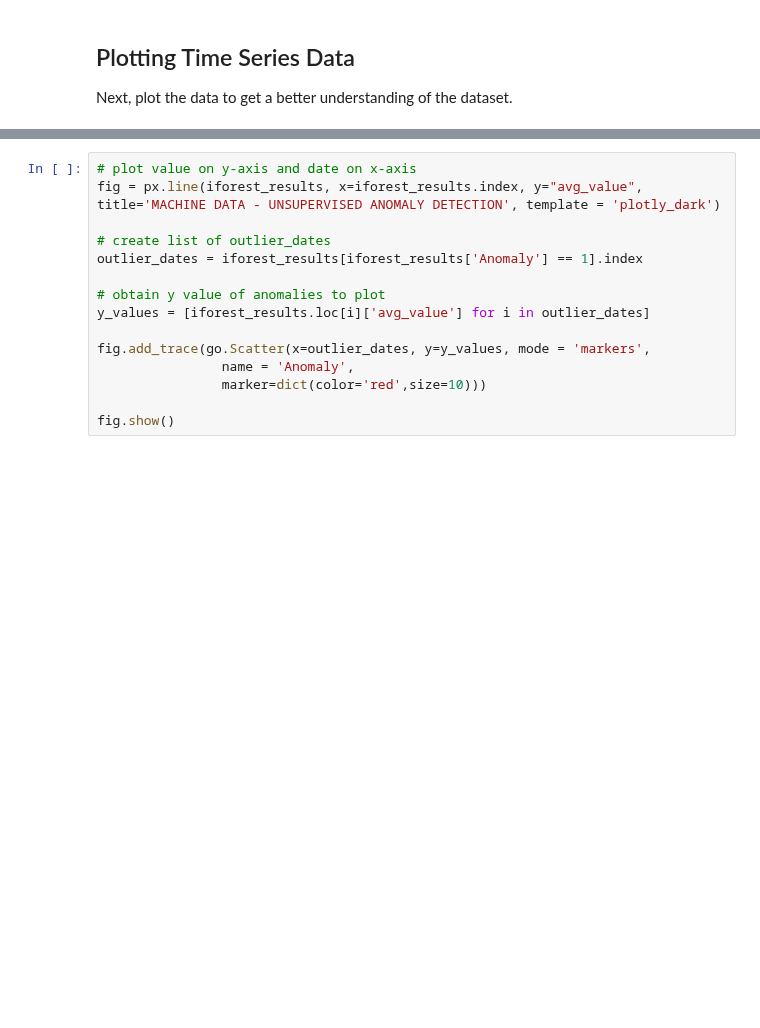
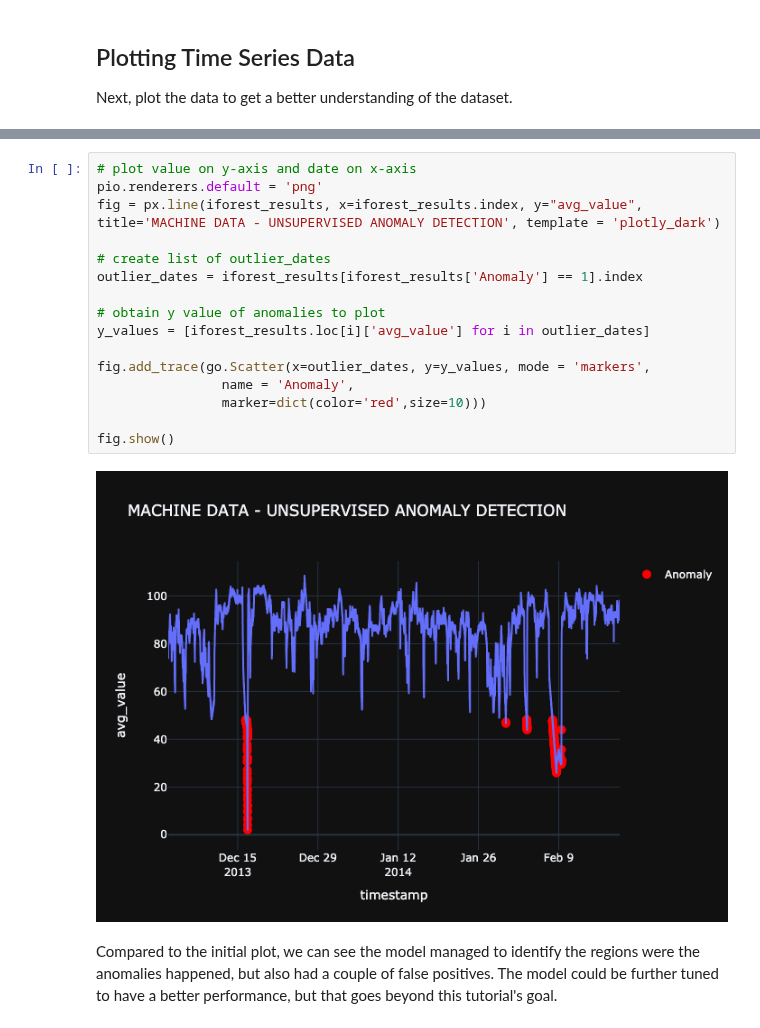
Before and after one commit to crate/cratedb-examples, a Jupyter notebook: topic/timeseries/timeseries-anomaly-detection.ipynb, the cells around one changed output, grey strips where cells are left out. Saved outputs shown, nothing was run; the diff lists cells and outputs as text; blank space fills up the shorter version.

```diff
--- a/topic/timeseries/timeseries-anomaly-detection.ipynb
+++ b/topic/timeseries/timeseries-anomaly-detection.ipynb
@@ -167,16 +209,21 @@ iforest_results[iforest_results['Anomaly'] == 1].head()
 A better way to see the anomaly readings is to plot all the readings and highlight the anomalies. Below, we use the Plotly library to do that. The red spots correspond to the anomalies flagged by the model.
 # %%
 # plot value on y-axis and date on x-axis
+pio.renderers.default = 'png'
 fig = px.line(iforest_results, x=iforest_results.index, y="avg_value", title='MACHINE DATA - UNSUPERVISED ANOMALY DETECTION', template = 'plotly_dark')
 
 # create list of outlier_dates
 outlier_dates = iforest_results[iforest_results['Anomaly'] == 1].index
 
 # obtain y value of anomalies to plot
 y_values = [iforest_results.loc[i]['avg_value'] for i in outlier_dates]
 
 fig.add_trace(go.Scatter(x=outlier_dates, y=y_values, mode = 'markers',
                 name = 'Anomaly',
                 marker=dict(color='red',size=10)))
 
 fig.show()
+# %% [output]
+[figure, added]
+# %% [markdown]
+Compared to the initial plot, we can see the model managed to identify the regions were the anomalies happened, but also had a couple of false positives. The model could be further tuned to have a better performance, but that goes beyond this tutorial's goal.
```
Also changed, not shown: parts of 13 cells of this notebook.
